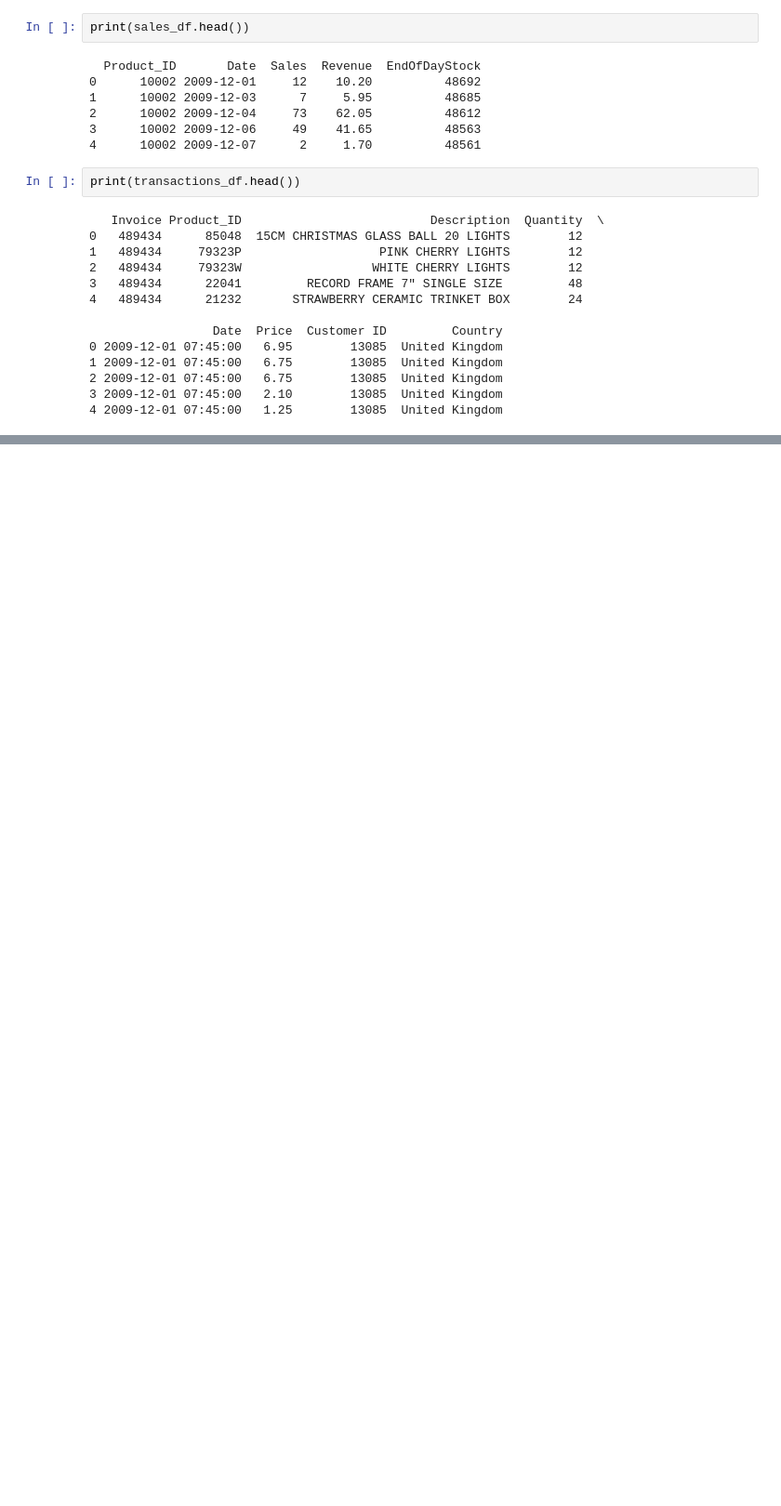
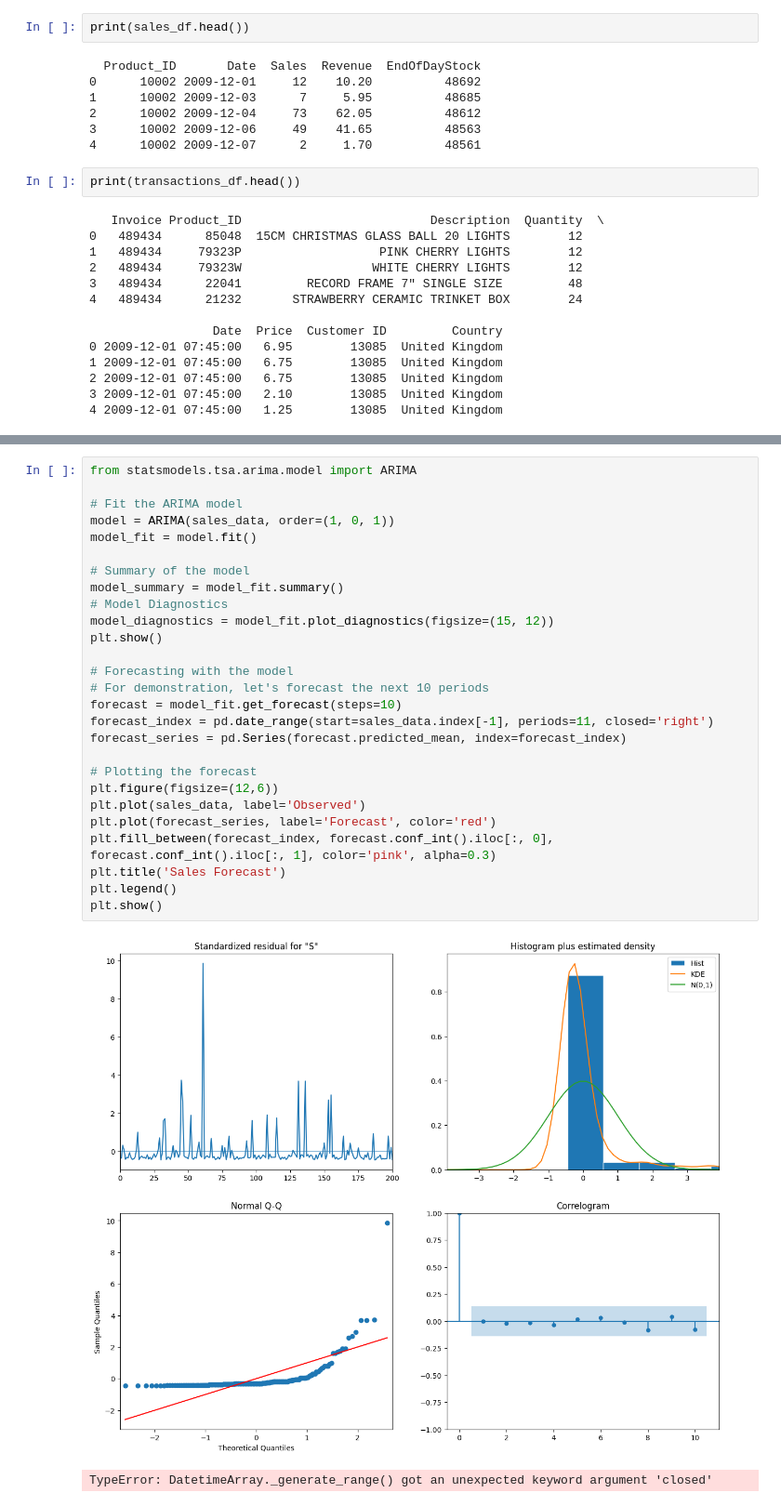
Before and after one commit to TeamOltenia/RetailX, a Jupyter notebook: dm&da/parsing.ipynb, the cells around one changed output, grey strips where cells are left out. Shown at 93% size. Cells and saved outputs as stored; diff of their text form; blank space fills up the shorter version.

```diff
--- a/dm&da/parsing.ipynb
+++ b/dm&da/parsing.ipynb
@@ -33,0 +130,30 @@ print(transactions_df.head())
+# %%
+from statsmodels.tsa.arima.model import ARIMA
+
+# Fit the ARIMA model
+model = ARIMA(sales_data, order=(1, 0, 1))
+model_fit = model.fit()
+
+# Summary of the model
+model_summary = model_fit.summary()
+# Model Diagnostics
+model_diagnostics = model_fit.plot_diagnostics(figsize=(15, 12))
+plt.show()
+
+# Forecasting with the model
+# For demonstration, let's forecast the next 10 periods
+forecast = model_fit.get_forecast(steps=10)
+forecast_index = pd.date_range(start=sales_data.index[-1], periods=11, closed='right')
+forecast_series = pd.Series(forecast.predicted_mean, index=forecast_index)
+
+# Plotting the forecast
+plt.figure(figsize=(12,6))
+plt.plot(sales_data, label='Observed')
+plt.plot(forecast_series, label='Forecast', color='red')
+plt.fill_between(forecast_index, forecast.conf_int().iloc[:, 0], forecast.conf_int().iloc[:, 1], color='pink', alpha=0.3)
+plt.title('Sales Forecast')
+plt.legend()
+plt.show()
+# %% [output]
+[figure, added]
+TypeError: DatetimeArray._generate_range() got an unexpected keyword argument 'closed'
```
Also changed, not shown: parts of 4 cells of this notebook.
